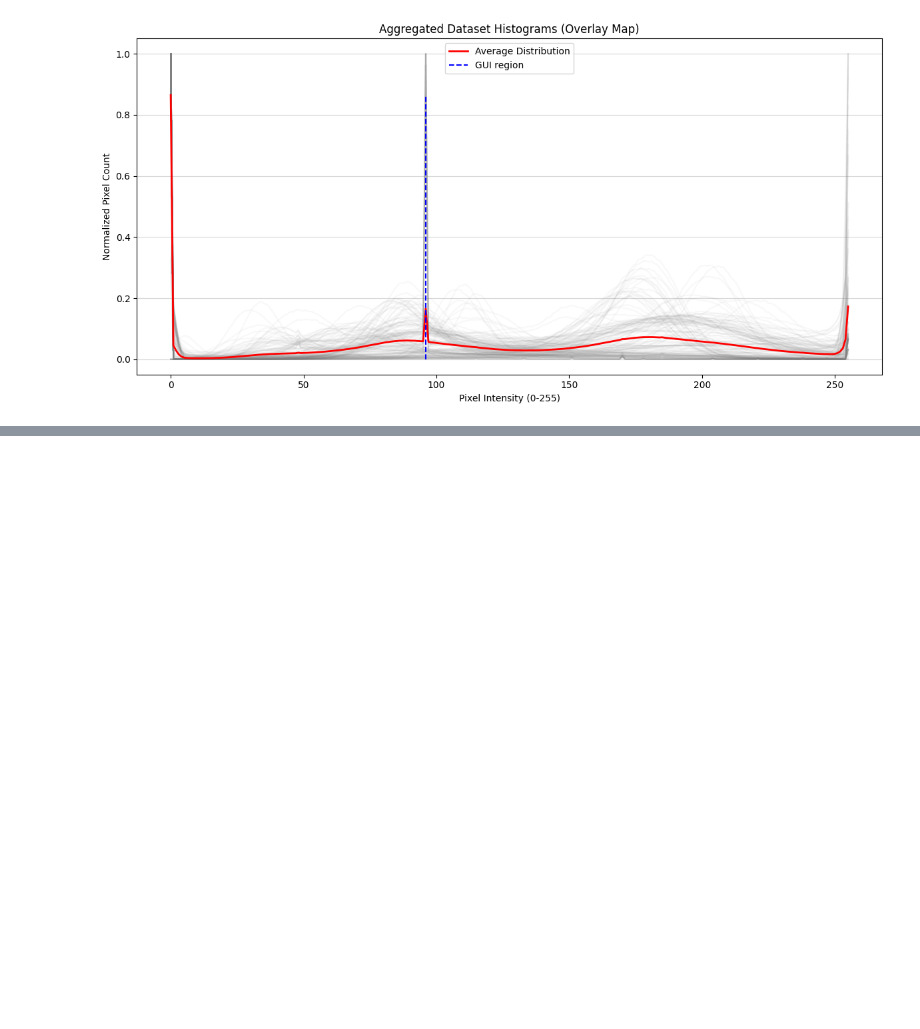
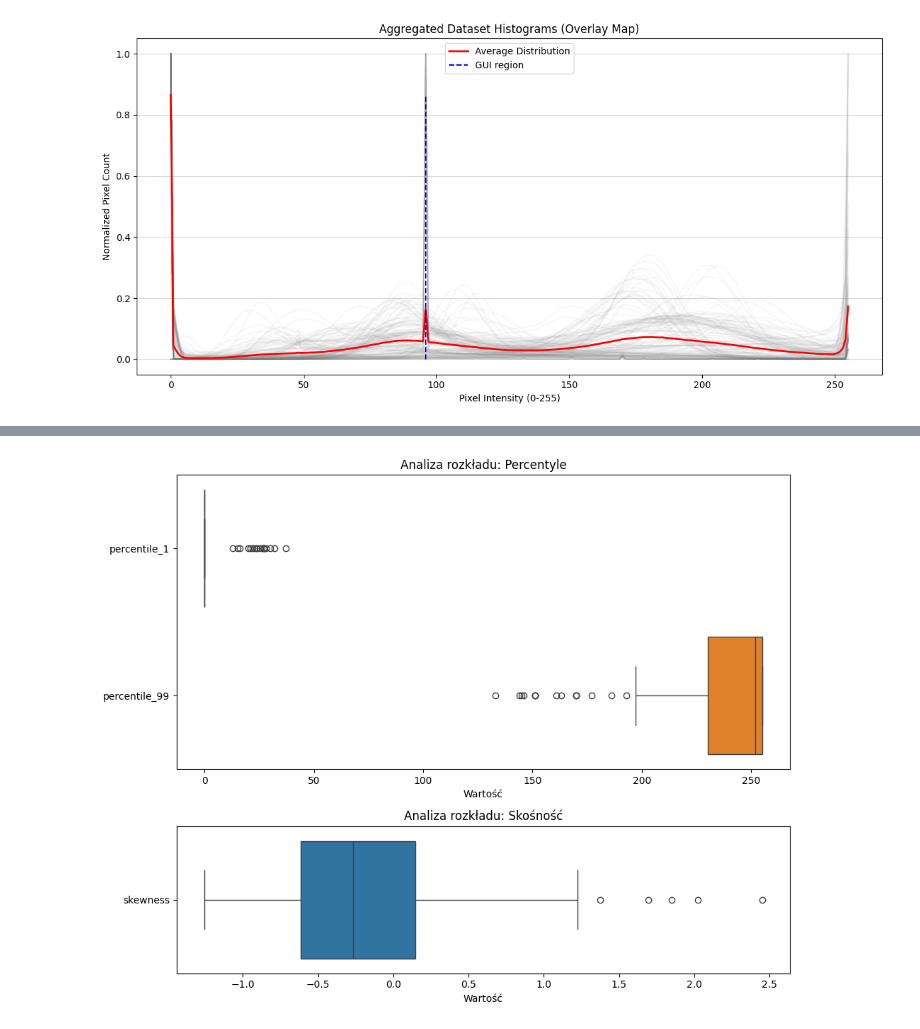
Before and after one commit to Yonell/PK-Master-thesis, a Jupyter notebook: 01_exploratory_data_analysis.ipynb, the cells around one changed output, grey strips where cells are left out. Drawn from its saved outputs; the diff is of its cells as text; code cells hidden in the pictures; blank space fills up the shorter version.

Commit message:
Data analysis continuation

```diff
--- a/01_exploratory_data_analysis.ipynb
+++ b/01_exploratory_data_analysis.ipynb
@@ -326,0 +301,48 @@ analyze_exposure_clipping('data/raw_images/')
+# %%
+def analyse_percentiles_and_skewness(directory_path, extension="*.png"):
+    search_pattern = os.path.join(directory_path, extension)
+    image_files = glob.glob(search_pattern)
+
+    if not image_files:
+        print(f"Brak plików: {search_pattern}")
+        return
+
+    statistics = []
+
+    for img_path in image_files:
+        image = cv2.imread(img_path, cv2.IMREAD_GRAYSCALE)
+
+        if image is not None:
+
+            percentile_1 = np.percentile(image, 1)
+            percentile_99 = np.percentile(image, 99)
+
+            skewness = skew(image.ravel())
+
+            statistics.append({
+                "percentile_1": percentile_1,
+                "percentile_99": percentile_99,
+                "skewness": skewness
+            })
+
+    if not statistics:
+        return
+
+    df = pd.DataFrame(statistics)
+
+    fig, axs = plt.subplots(2, 1, figsize=(10, 8), gridspec_kw={'height_ratios': [2, 1]})
+
+    sns.boxplot(data=df[["percentile_1", "percentile_99"]], orient="h", ax=axs[0])
+    axs[0].set_title("Analiza rozkładu: Percentyle")
+    axs[0].set_xlabel("Wartość")
+
+    sns.boxplot(data=df[["skewness"]], orient="h", ax=axs[1])
+    axs[1].set_title("Analiza rozkładu: Skośność")
+    axs[1].set_xlabel("Wartość")
+
+    plt.tight_layout()
+    plt.show()
+
+analyse_percentiles_and_skewness('data/raw_images/')
+# %% [output]
+[figure, added]
```
Also changed, not shown: parts of 4 cells of this notebook, 1 other file.
